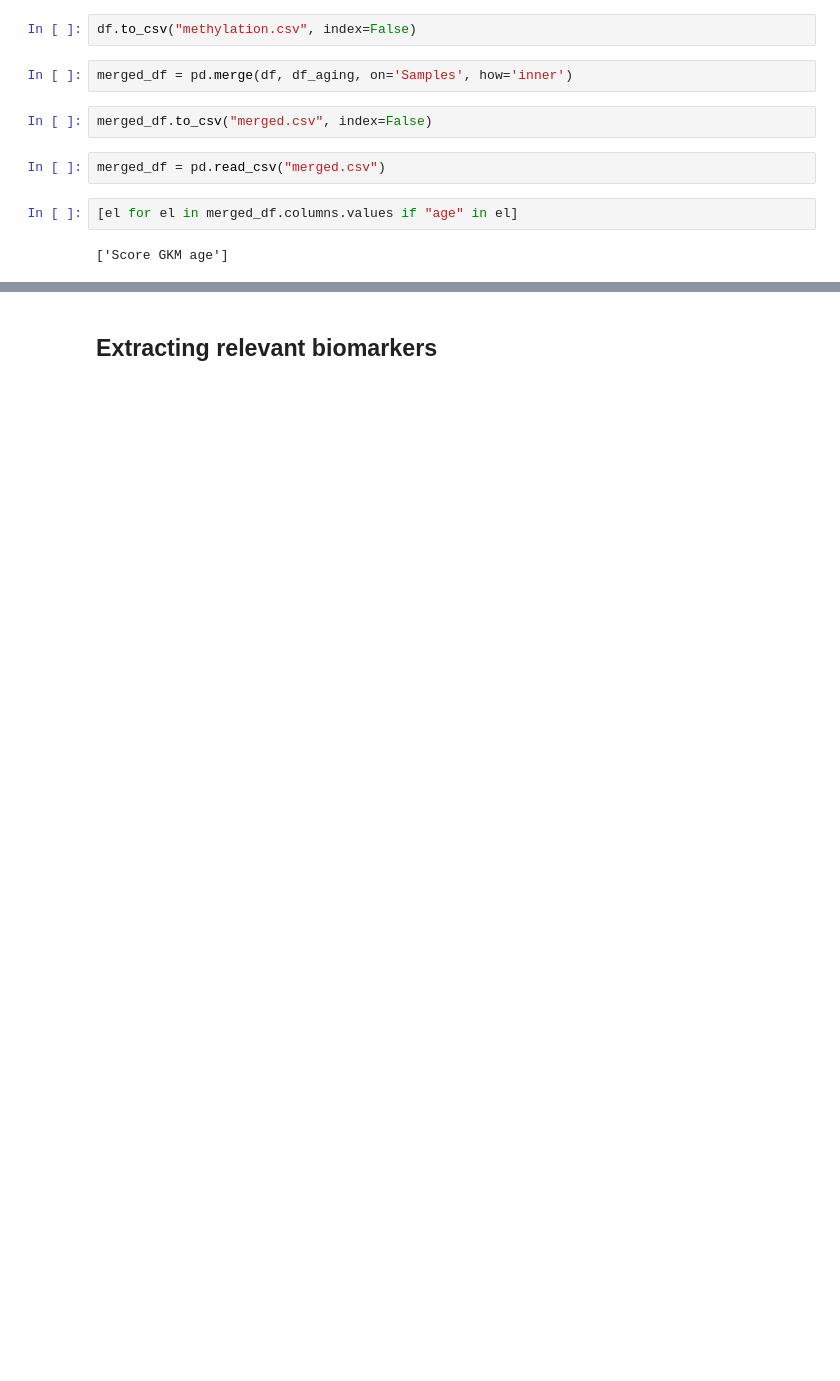
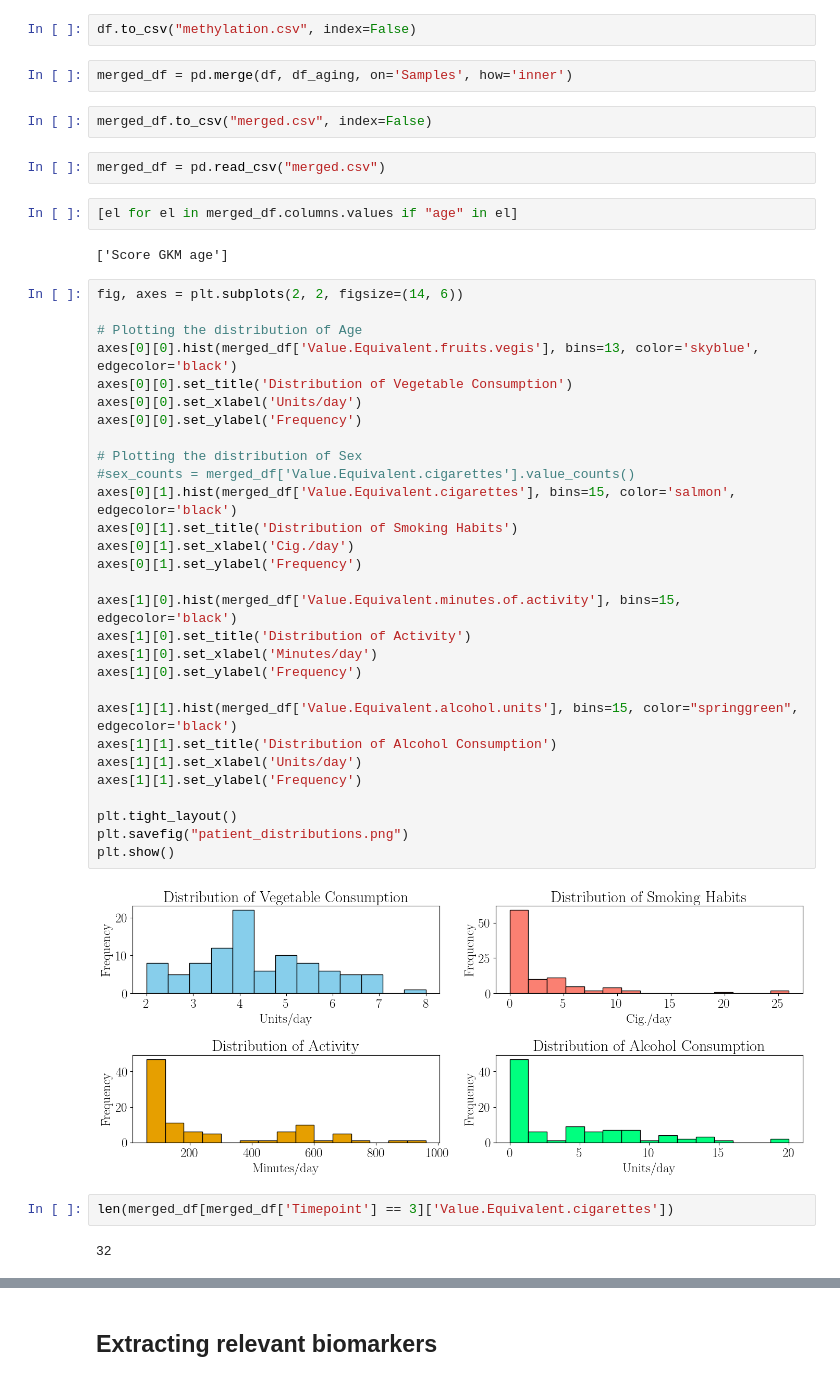
Before and after one commit to AmroAbdrabo/project-fasting-on-aging, a Jupyter notebook: exploratory_analysis.ipynb, the cells around one changed output, grey strips where cells are left out. Saved outputs shown, nothing was run; the diff lists cells and outputs as text; blank space fills up the shorter version.

```diff
--- a/exploratory_analysis.ipynb
+++ b/exploratory_analysis.ipynb
@@ -106,3 +128,38 @@ merged_df = pd.read_csv("merged.csv")
 [el for el in merged_df.columns.values if "age" in el]
 # %% [output]
 ['Score GKM age']
+# %%
+fig, axes = plt.subplots(2, 2, figsize=(14, 6))
+
+# Plotting the distribution of Age
+axes[0][0].hist(merged_df['Value.Equivalent.fruits.vegis'], bins=13, color='skyblue', edgecolor='black')
+axes[0][0].set_title('Distribution of Vegetable Consumption')
+axes[0][0].set_xlabel('Units/day')
+axes[0][0].set_ylabel('Frequency')
+
+# Plotting the distribution of Sex
+#sex_counts = merged_df['Value.Equivalent.cigarettes'].value_counts()
+axes[0][1].hist(merged_df['Value.Equivalent.cigarettes'], bins=15, color='salmon', edgecolor='black')
+axes[0][1].set_title('Distribution of Smoking Habits')
+axes[0][1].set_xlabel('Cig./day')
+axes[0][1].set_ylabel('Frequency')
+
+axes[1][0].hist(merged_df['Value.Equivalent.minutes.of.activity'], bins=15, edgecolor='black')
+axes[1][0].set_title('Distribution of Activity')
+axes[1][0].set_xlabel('Minutes/day')
+axes[1][0].set_ylabel('Frequency')
+
+axes[1][1].hist(merged_df['Value.Equivalent.alcohol.units'], bins=15, color="springgreen", edgecolor='black')
+axes[1][1].set_title('Distribution of Alcohol Consumption')
+axes[1][1].set_xlabel('Units/day')
+axes[1][1].set_ylabel('Frequency')
+
+plt.tight_layout()
+plt.savefig("patient_distributions.png")
+plt.show()
+# %% [output]
+[figure, added]
+# %%
+len(merged_df[merged_df['Timepoint'] == 3]['Value.Equivalent.cigarettes'])
+# %% [output]
+32
```
Also changed, not shown: parts of 41 cells of this notebook, 7 other files.
